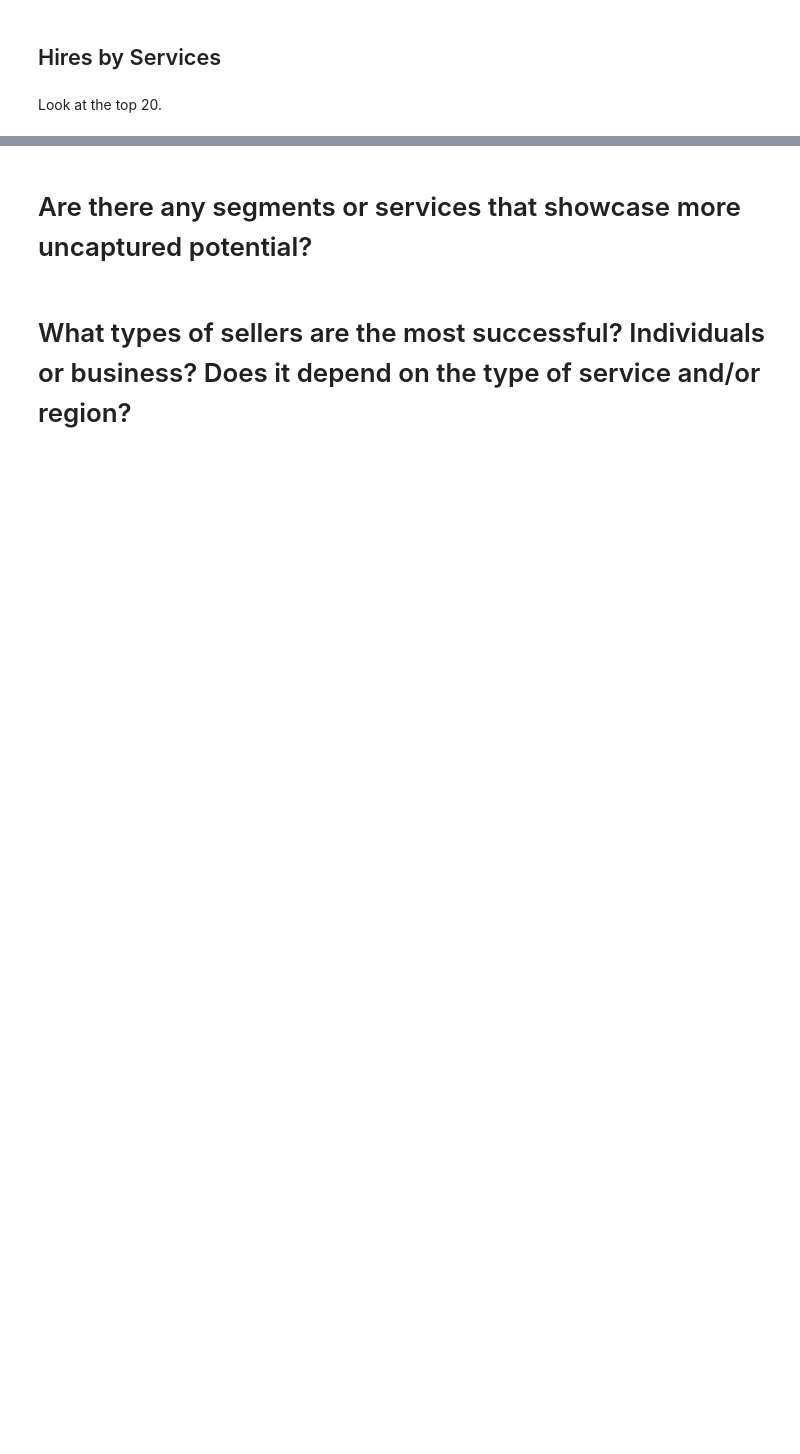
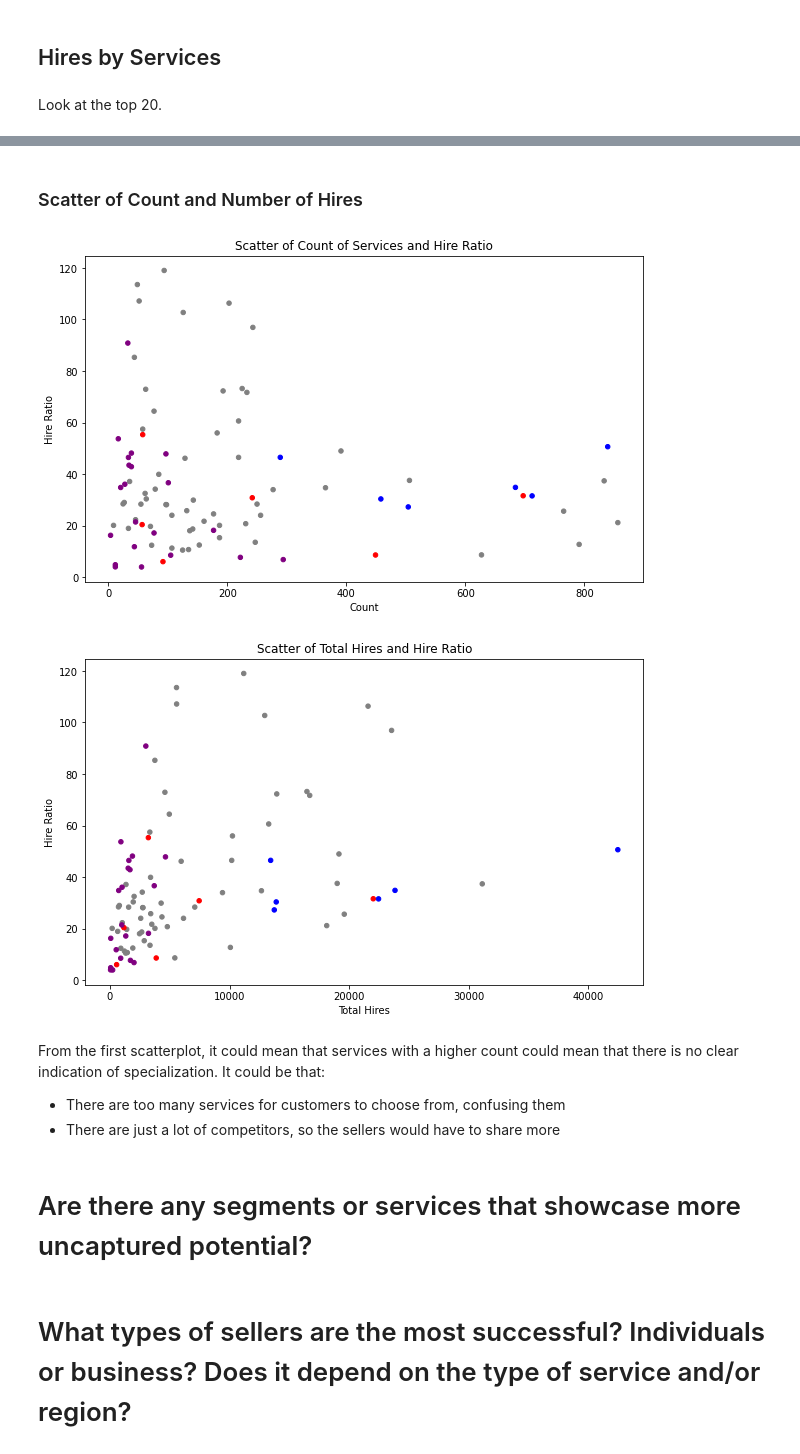
Before and after one commit to ameeruljunaidi/ScrapeThumbtack, a Jupyter notebook: analysis/data_exploration.ipynb, the cells around one changed output, grey strips where cells are left out. Drawn from its saved outputs; the diff is of its cells as text; code cells hidden in the pictures; blank space fills up the shorter version.

```diff
--- a/analysis/data_exploration.ipynb
+++ b/analysis/data_exploration.ipynb
@@ -326,3 +374,39 @@ dfCountMergeServices.sort_values(by="Hire Ratio", ascending=False)[:19]
+# %% [markdown]
+### Scatter of Count and Number of Hires
+# %%
+colors = {
+    "Home Improvement": "gray",
+    "Business": "gray",
+    "Pets": "gray",
+    "Events": "blue",
+    "Wellness": "red",
+    "Lessons": "purple",
+}
+
+dfCountMergeServices.plot.scatter(
+    title="Scatter of Count of Services and Hire Ratio",
+    x="Count",
+    y="Hire Ratio",
+    figsize=(10, 6),
+    c=dfCountMergeServices["Segments"].map(colors),
+)
+plt.show()
+
+dfCountMergeServices.plot.scatter(
+    title="Scatter of Total Hires and Hire Ratio",
+    x="Total Hires",
+    y="Hire Ratio",
+    figsize=(10, 6),
+    c=dfCountMergeServices["Segments"].map(colors),
+)
+plt.show()
+# %% [output]
+[figure, added]
+[figure, added]
+# %% [markdown]
+From the first scatterplot, it could mean that services with a higher count could mean that there is no clear indication of specialization. It could be that:
+- There are too many services for customers to choose from, confusing them
+- There are just a lot of competitors, so the sellers would have to share more
 # %% [markdown]
 # Are there any segments or services that showcase more uncaptured potential?
 # %% [markdown]
```
Also changed, not shown: parts of 28 cells of this notebook.
